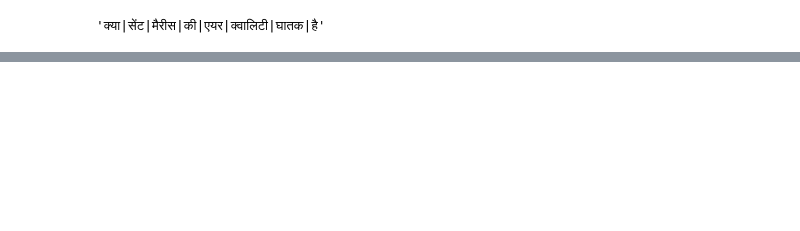
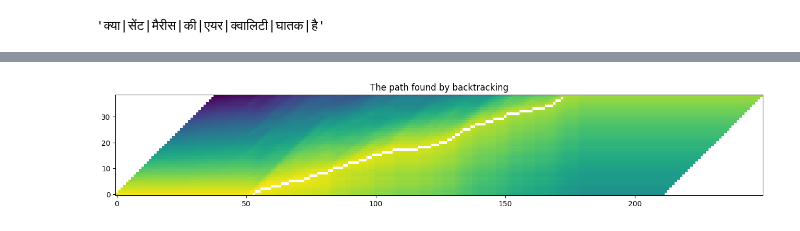
Before and after one commit to Open-Speech-EkStep/forced-alignment, a Jupyter notebook: examples/wav2vec2_alignment.ipynb, the cells around one changed output, grey strips where cells are left out. Cells and saved outputs as stored; diff of their text form; code cells hidden in the pictures; blank space fills up the shorter version.

```diff
--- a/examples/wav2vec2_alignment.ipynb
+++ b/examples/wav2vec2_alignment.ipynb
@@ -58,0 +154,14 @@ ConfigKeyError: Key 'eval_wer' not in 'AudioPretrainingConfig'
+# %%
+def plot_trellis_with_path(trellis, path):
+    # To plot trellis with path, we take advantage of 'nan' value
+    trellis_with_path = trellis.clone()
+    for _, p in enumerate(path):
+        trellis_with_path[p.time_index, p.token_index] = float("nan")
+    plt.imshow(trellis_with_path[1:, 1:].T, origin="lower")
+
+
+plot_trellis_with_path(trellis, path)
+plt.title("The path found by backtracking")
+plt.show()
+# %% [output]
+[figure, added]
```
Also changed, not shown: parts of 12 cells of this notebook, 1 other file.
